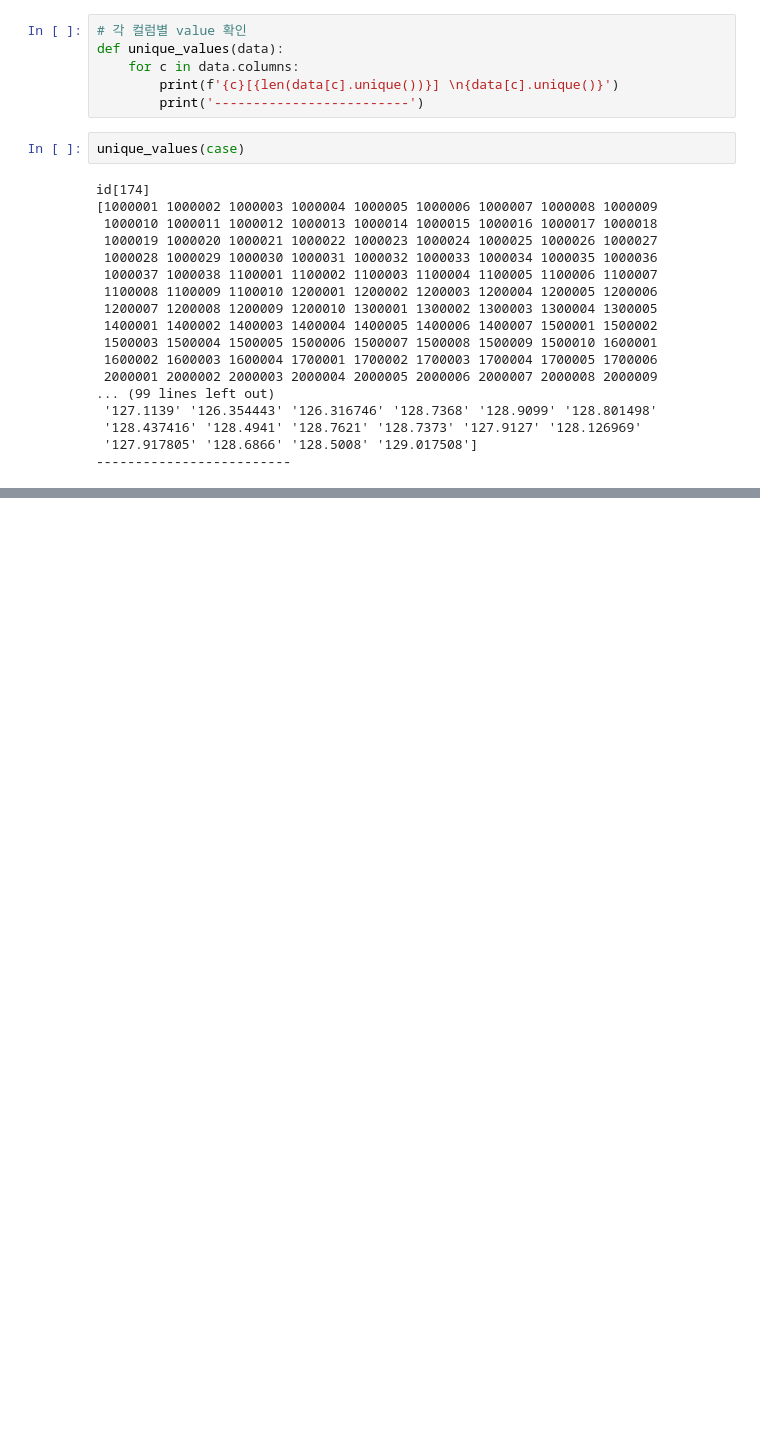
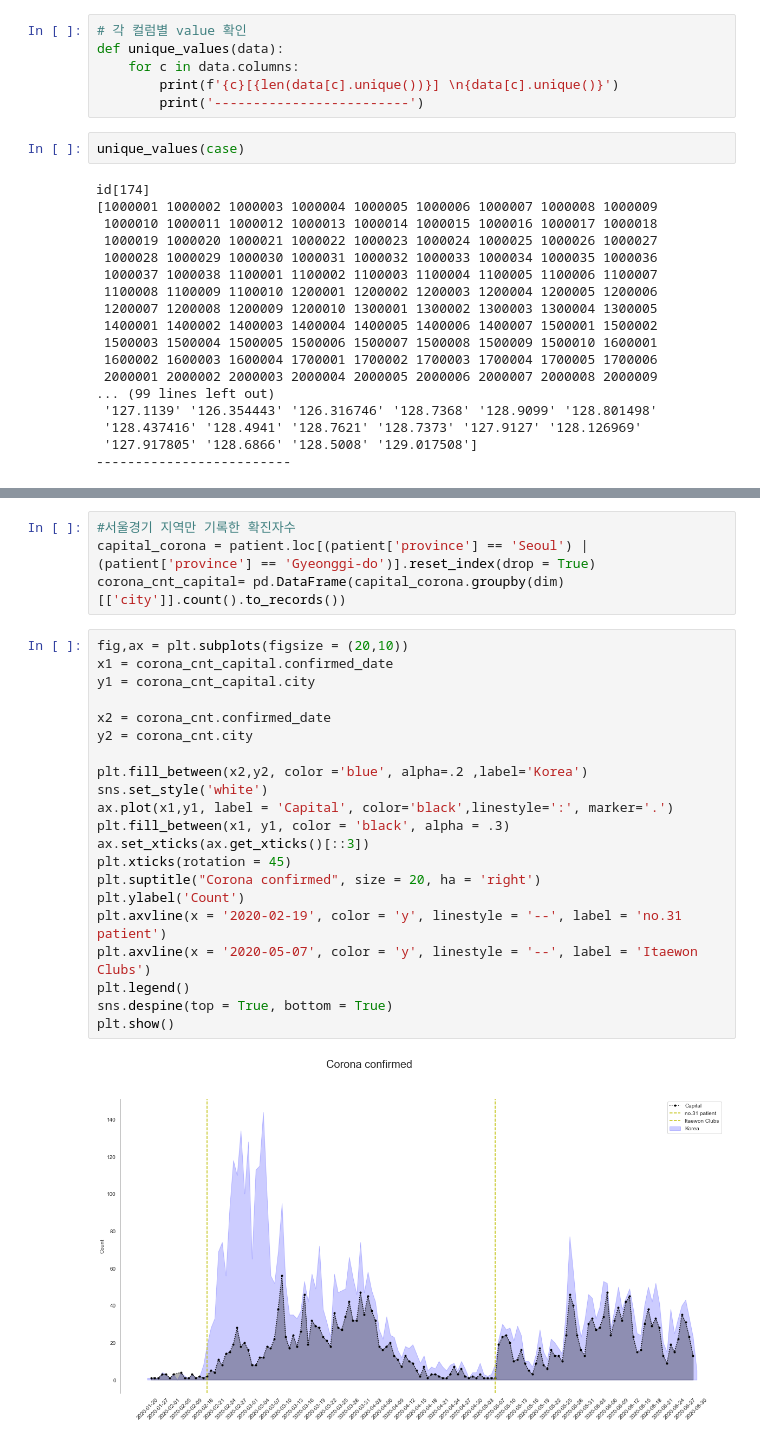
Before and after one commit to KT-bigdata-Dacon/SI, a Jupyter notebook: 기본12종데이터 전처리.ipynb, the cells around one changed output, grey strips where cells are left out. Cells and saved outputs as stored; diff of their text form; blank space fills up the shorter version.

```diff
--- a/기본12종데이터 전처리.ipynb
+++ b/기본12종데이터 전처리.ipynb
@@ -69,0 +124,27 @@ id[174]
+# %%
+#서울경기 지역만 기록한 확진자수
+capital_corona = patient.loc[(patient['province'] == 'Seoul') | (patient['province'] == 'Gyeonggi-do')].reset_index(drop = True)
+corona_cnt_capital= pd.DataFrame(capital_corona.groupby(dim)[['city']].count().to_records())
+# %%
+fig,ax = plt.subplots(figsize = (20,10))
+x1 = corona_cnt_capital.confirmed_date
+y1 = corona_cnt_capital.city
+
+x2 = corona_cnt.confirmed_date
+y2 = corona_cnt.city
+
+plt.fill_between(x2,y2, color ='blue', alpha=.2 ,label='Korea')
+sns.set_style('white')
+ax.plot(x1,y1, label = 'Capital', color='black',linestyle=':', marker='.')
+plt.fill_between(x1, y1, color = 'black', alpha = .3)
+ax.set_xticks(ax.get_xticks()[::3])
+plt.xticks(rotation = 45)
+plt.suptitle("Corona confirmed", size = 20, ha = 'right')
+plt.ylabel('Count')
+plt.axvline(x = '2020-02-19', color = 'y', linestyle = '--', label = 'no.31 patient')
+plt.axvline(x = '2020-05-07', color = 'y', linestyle = '--', label = 'Itaewon Clubs')
+plt.legend()
+sns.despine(top = True, bottom = True)
+plt.show()
+# %% [output]
+[figure, added]
```
Also changed, not shown: parts of 14 cells of this notebook.
